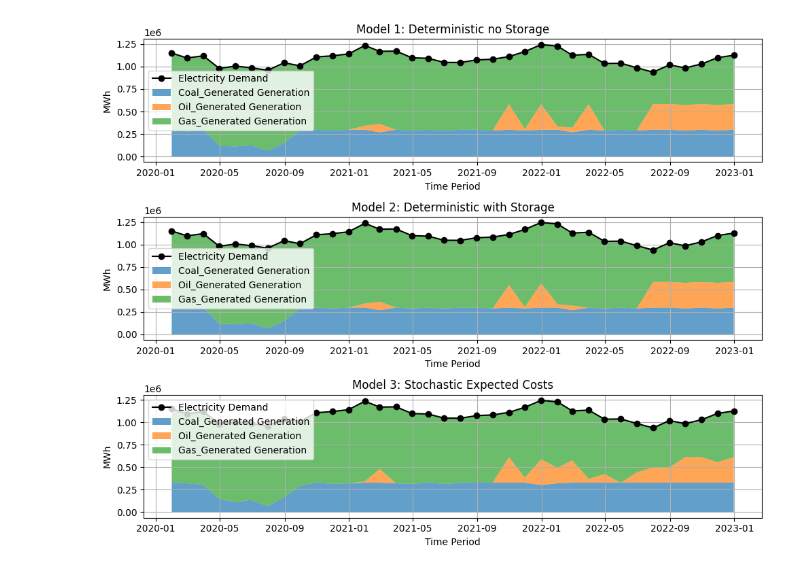
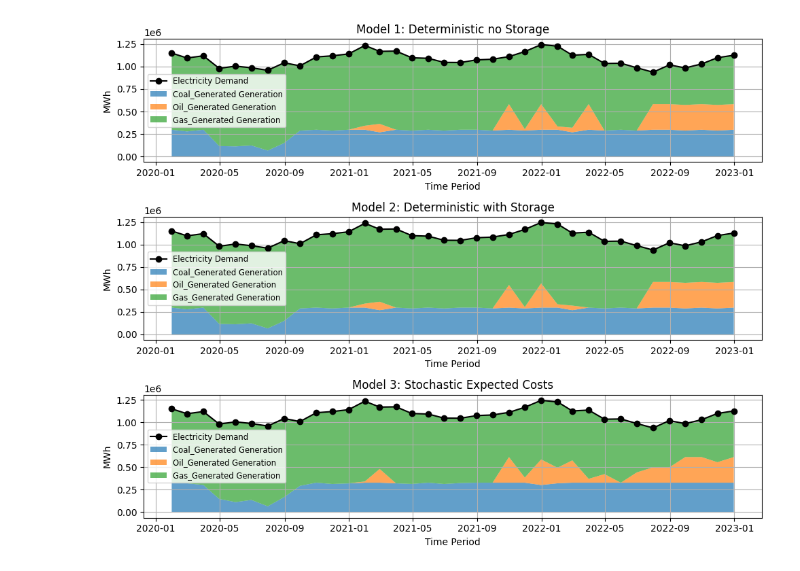
Before and after one commit to DTUbjsb/46750_g28_Assignment_2, a Jupyter notebook: src/demand_plot.ipynb, the cells around one changed output. Drawn from its saved outputs; the diff is of its cells as text; code cells hidden in the pictures.

Commit message:
Nicer looking legend

```diff
--- a/src/demand_plot.ipynb
+++ b/src/demand_plot.ipynb
@@ -34,32 +34,32 @@ except Exception as e:
 base_df = pd.read_csv(os.path.join(current_dir.parent, "results", "model1", "model1_results.csv"), parse_dates=["Month"],
                       index_col="Month")
 det_df = pd.read_csv(os.path.join(current_dir.parent, "results", "model2", "model2_results.csv"), parse_dates=["Month"],
                      index_col="Month")
 exp_df = pd.read_csv(os.path.join(current_dir.parent, "results", "model3", "stochastic_expected_running_costs.csv"),
                      parse_dates=["Month"], index_col="Month")
 
 # Generated energy columns based on fuel types
 G = [fuel_g for fuel_g in base_df.columns if fuel_g.endswith('_Generated')]
 
 # Plot demand over time employing fill_between to show contributions from each fuel with each model in a subplot
 plt.figure(figsize=(10, 8))
 for i, (df, title) in enumerate(zip([base_df, det_df, exp_df],
                                     ['Model 1: Deterministic no Storage',
                                      'Model 2: Deterministic with Storage',
                                      'Model 3: Stochastic Expected Costs'])):
     plt.subplot(3, 1, i + 1)
     plt.plot(demand_df.index, demand_df[zone], marker='o', label='Electricity Demand', color='black')
     bottom = [0]*len(demand_df)
     for fuel_g in G:
         generation = [df.loc[t,fuel_g] for t in demand_df.index]
         plt.fill_between(demand_df.index, bottom, [b + g for b, g in zip(bottom, generation)], label=f'{fuel_g} Generation', alpha=0.7)
         bottom = [b + g for b, g in zip(bottom, generation)]
     plt.title(title)
     plt.xlabel('Time Period')
     plt.ylabel('MWh')
-    plt.legend()
+    plt.legend(loc='center left', fontsize='small')
     plt.grid()
 plt.tight_layout()
 plt.show()
 # %% [output]
-[figure, old version]
+[figure, new version]
```
